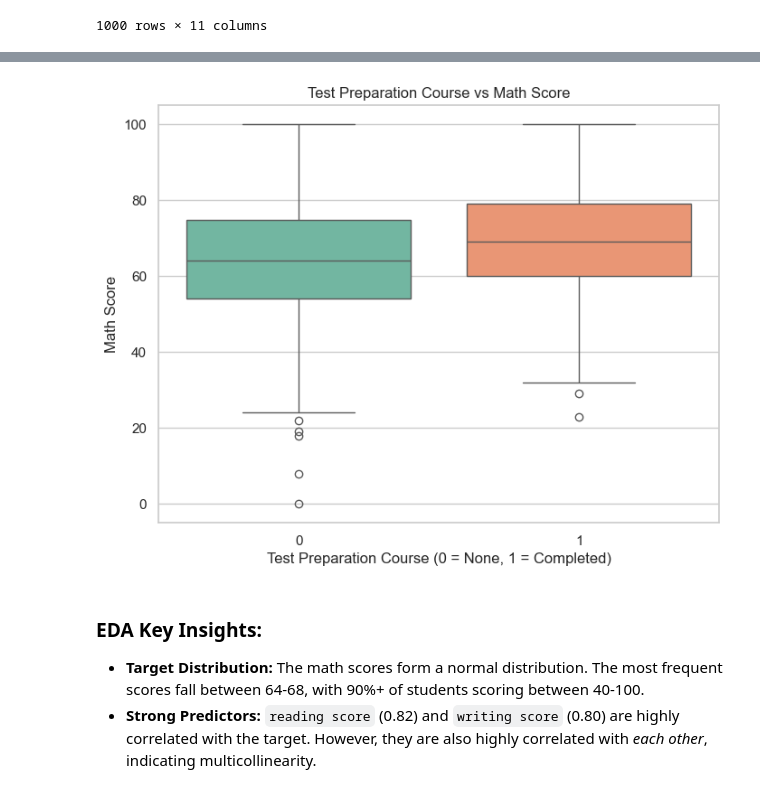
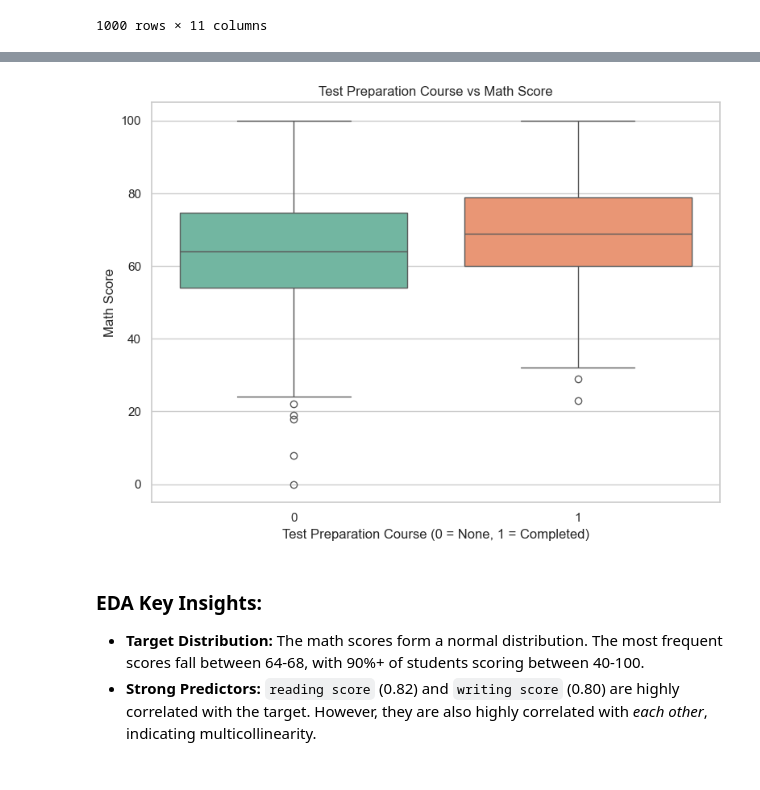
Before and after one commit to VaibhavNileshKumarDave/synent-task8-mlmodel-vaibhav-dave, a Jupyter notebook: notebooks/StudentsPerformance.ipynb, the cells around one changed output, grey strips where cells are left out. Drawn from its saved outputs; the diff is of its cells as text; code cells hidden in the pictures.

```diff
--- a/notebooks/StudentsPerformance.ipynb
+++ b/notebooks/StudentsPerformance.ipynb
@@ -117,12 +121,14 @@ plt.show()
 # %%
 plt.figure(figsize=(8, 6))
 sns.boxplot(x='test preparation course', y='math score', data=students_performance, palette='Set2')
 plt.title('Test Preparation Course vs Math Score')
 plt.xlabel('Test Preparation Course (0 = None, 1 = Completed)')
 plt.ylabel('Math Score')
+plt.tight_layout()
+plt.savefig('../outputs/boxplot_test_prep.png', dpi=150)
 plt.show()
 # %% [output]
-[figure, old version]
+[figure, new version]
 # %% [markdown]
 ### EDA Key Insights:
 * **Target Distribution:** The math scores form a normal distribution. The most frequent scores fall between 64-68, with 90%+ of students scoring between 40-100.
```
Also changed, not shown: parts of 14 cells of this notebook, 7 other files.
